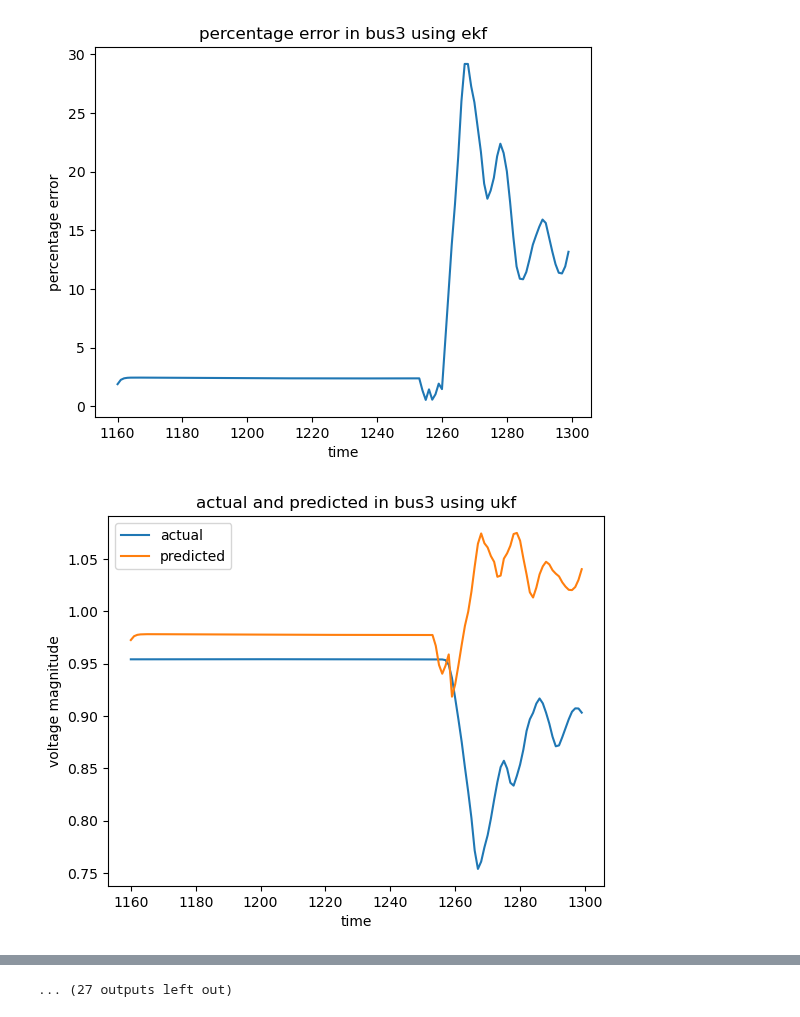
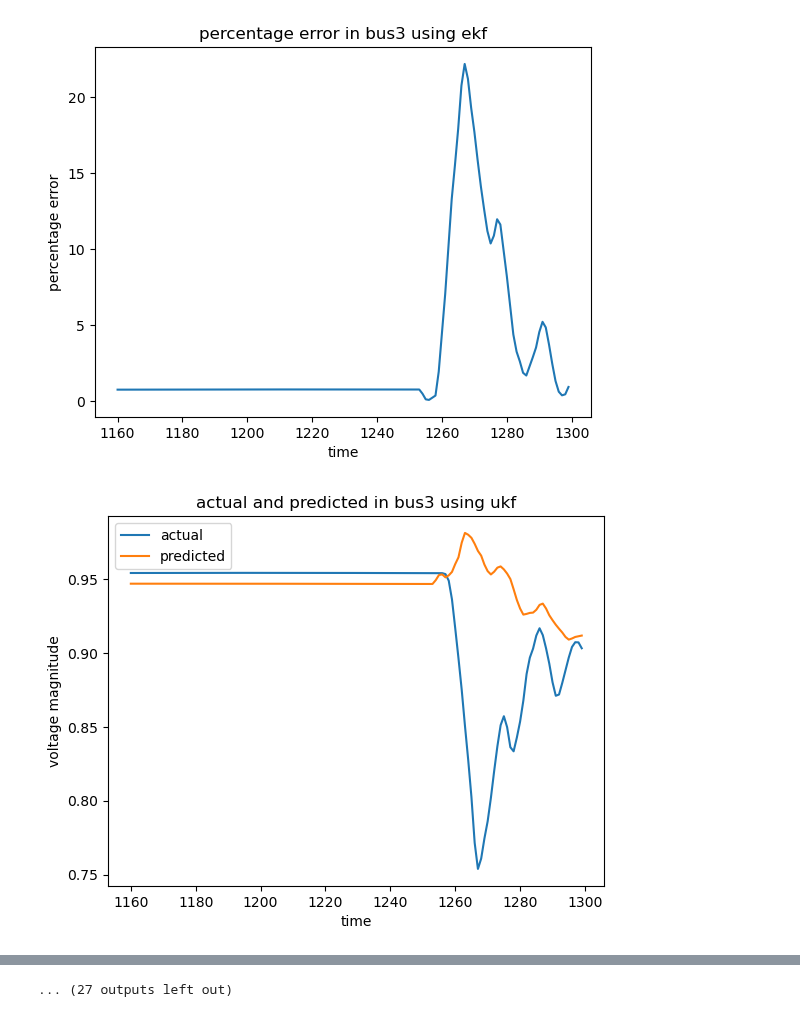
Before and after one commit to ayush-thakur/DSE_IEEE_14_bus, a Jupyter notebook: DSE_UKF_2.ipynb, the cells around one changed output, grey strips where cells are left out. Drawn from its saved outputs; the diff is of its cells as text; code cells hidden in the pictures.

```diff
--- a/DSE_UKF_2.ipynb
+++ b/DSE_UKF_2.ipynb
@@ -409,14 +413,14 @@ zdata = zdatas(0)
 
 
 
-points = MerweScaledSigmaPoints(n=dim_x, alpha=0.1, beta=2.0, kappa=1.0)
+points = MerweScaledSigmaPoints(n=dim_x, alpha=0.5, beta=0.5, kappa=1.0)
 
 #need to improve on the values of alpha beta kappa for better results of z-h rest is good
 #now z-h is good but alpha beta kappa can be improved
 
 
 
-kf = UnscentedKalmanFilter(dim_x=dim_x, dim_z=dim_z, dt=0.1, fx=fx, hx=Hx, points=points)
+kf = UnscentedKalmanFilter(dim_x=dim_x, dim_z=dim_z, dt=10.01, fx=fx, hx=Hx, points=points)
 initial_state = np.ones(27)  # Initial state vector
 for i in range(13,27):
     initial_state[i]=1
@@ -429,10 +433,10 @@ kf.x=initial_state
 
 
 
-kf.P = np.eye(dim_x)*1e1 # initial state covariance matrix
+kf.P = np.eye(dim_x)*1e-2 # initial state covariance matrix
 kf.Q = np.eye(dim_x)*1e-4 # process noise covariance matrix
-kf.R = np.diagflat(zdata[:,5])*1e-2# measurement noise covariance matrix
-# kf.R =np.eye(dim_z)*1e-6
+# kf.R = np.diagflat(zdata[:,5])*1# measurement noise covariance matrix
+kf.R =np.eye(dim_z)*1e-7
 # for i1 in range(41):
 #     y=zdata[i1,5]
 #     kf.R[i1][i1]=
@@ -551,2 +555,2 @@ for i2 in range(14):
-[figure, old version]
+[figure, new version]
-[figure, old version]
+[figure, new version]
```
Also changed, not shown: parts of 2 cells of this notebook.
